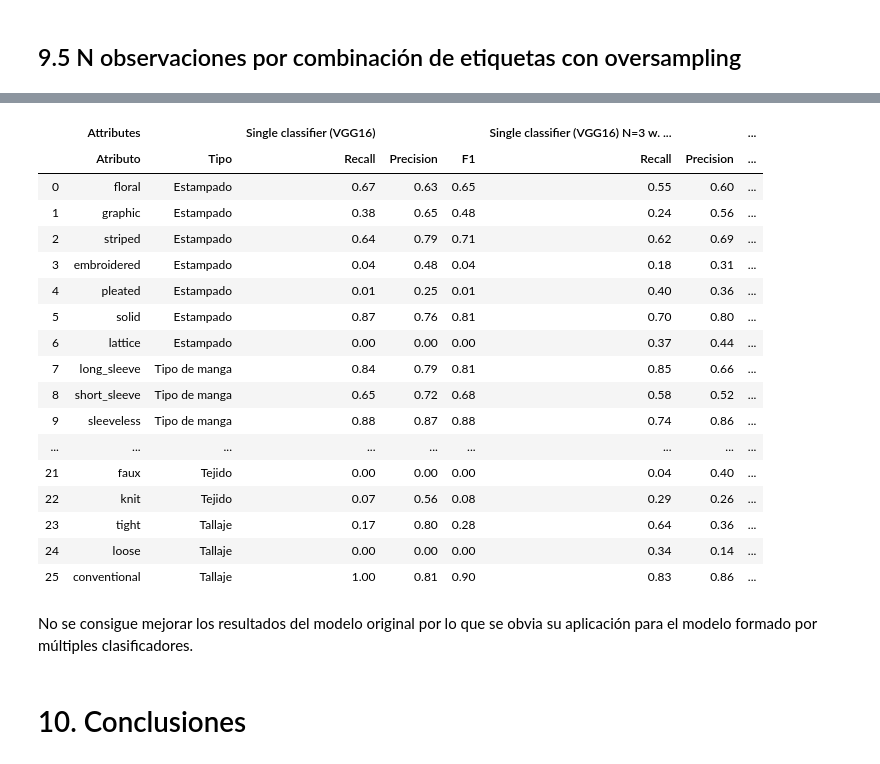
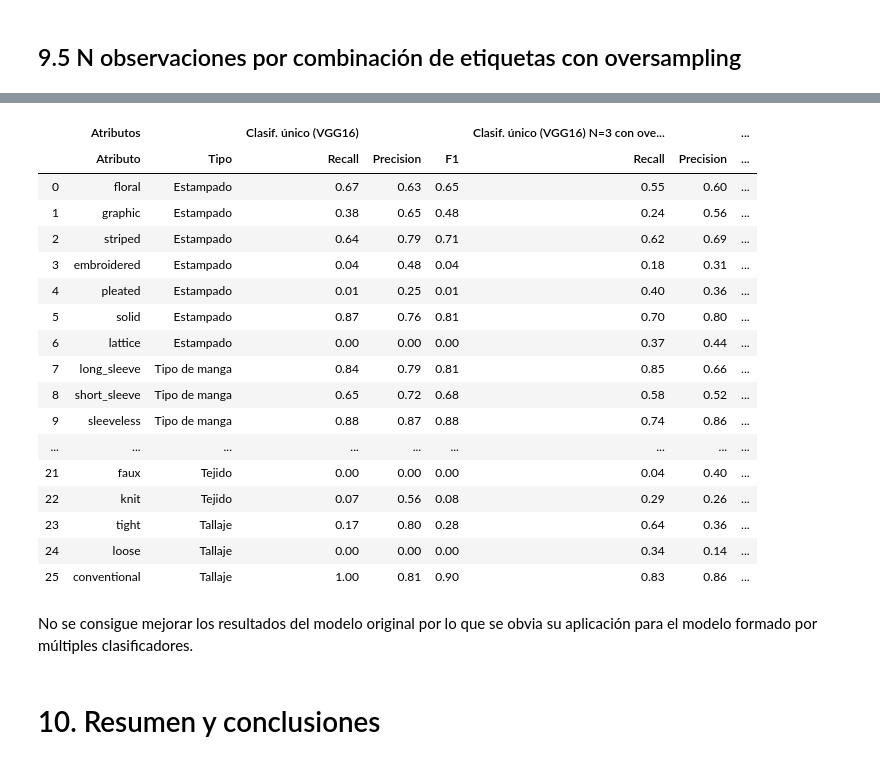
Before and after one commit to akepa/attribute-detection-in-fashon-images, a Jupyter notebook: DeepFashion_VersionReducida.ipynb, the cells around one changed output, grey strips where cells are left out. Saved outputs shown, nothing was run; the diff lists cells and outputs as text; code cells hidden in the pictures.

```diff
--- a/DeepFashion_VersionReducida.ipynb
+++ b/DeepFashion_VersionReducida.ipynb
@@ -1800,12 +1981,12 @@ build_result_df(result_list, k=6)
 # %%
 res_table_single_with_n3_os = build_results_table(vgg16_test_res_n3_upsampling[0])
 dfs = [res_table_single[["Atributo", "Tipo"]],
        res_table_single[["Recall", "Precision", "F1"]],
        res_table_single_with_n3_os[["Recall", "Precision", "F1"]]]
-keys = keys=['Attributes', 'Single classifier (VGG16)', 'Single classifier (VGG16) N=3 w. oversampling']
+keys = keys=['Atributos', 'Clasif. único (VGG16)', 'Clasif. único (VGG16) N=3 con over/undersampling']
 pd.concat(dfs, axis=1, keys=keys)
 # %% [output]
-|  | Attributes |  | Single classifier (VGG16) |  |  | Single classifier (VGG16) N=3 w. ... |  | ... |
+|  | Atributos |  | Clasif. único (VGG16) |  |  | Clasif. único (VGG16) N=3 con ove... |  | ... |
 |  | Atributo | Tipo | Recall | Precision | F1 | Recall | Precision | ... |
 | 0 | floral | Estampado | 0.67 | 0.63 | 0.65 | 0.55 | 0.60 | ... |
 | 1 | graphic | Estampado | 0.38 | 0.65 | 0.48 | 0.24 | 0.56 | ... |
@@ -1826,7 +2007,7 @@ pd.concat(dfs, axis=1, keys=keys)
 # %% [markdown]
 No se consigue mejorar los resultados del modelo original por lo que se obvia su aplicación para el modelo formado por múltiples clasificadores.
 # %% [markdown]
-# 10. Conclusiones
+# 10. Resumen y conclusiones
 # %% [markdown]
 En este notebook se han explorado distintas alternativas para la clasificación multietiqueta de imágenes de moda a partir de la versión reducida del dataset DeepFashion, tanto para modelos formados por un clasificador único para todos los tipos de atributo como para modelos compuestos por un clasificador por tipo de atributo.
 
```
Also changed, not shown: parts of 69 cells of this notebook.
